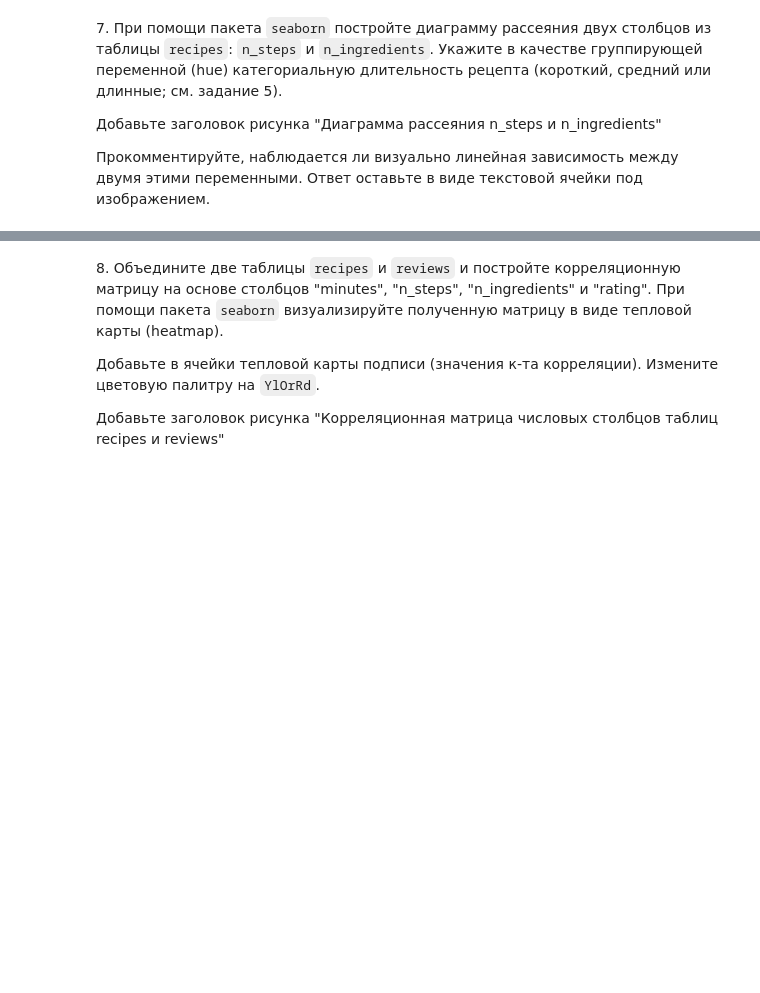
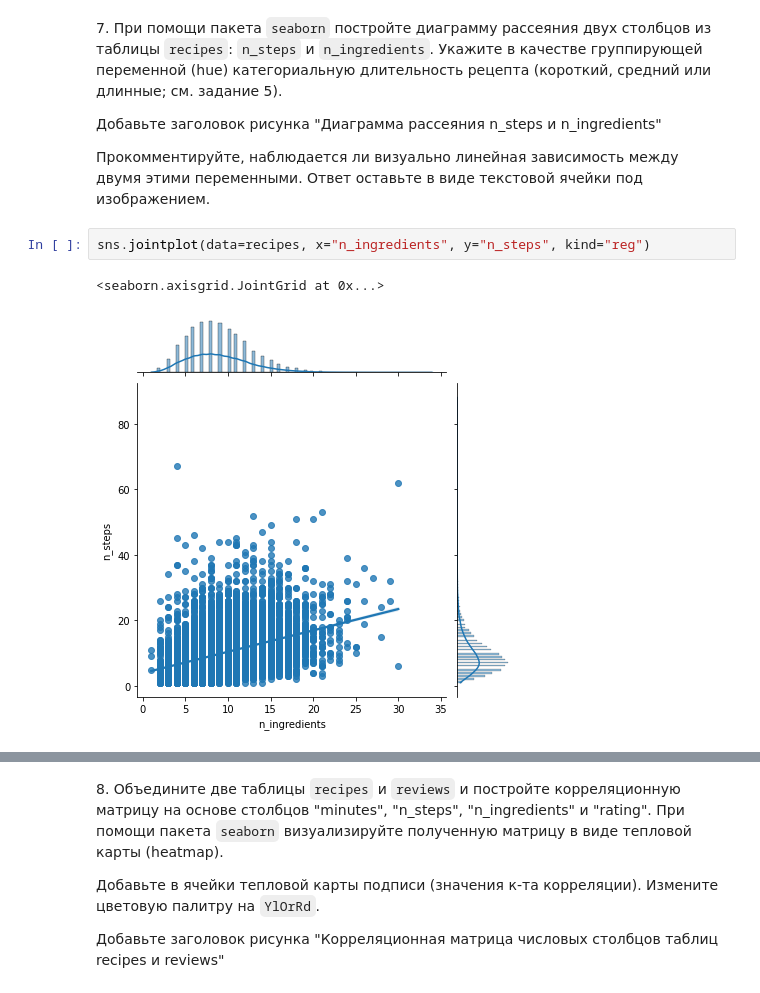
Before and after one commit to alexrzntsv/TOBD-FU, a Jupyter notebook: 5.visualization/05_visualization.ipynb, the cells around one changed output, grey strips where cells are left out. Saved outputs shown, nothing was run; the diff lists cells and outputs as text; blank space fills up the shorter version.

```diff
--- a/5.visualization/05_visualization.ipynb
+++ b/5.visualization/05_visualization.ipynb
@@ -300,3 +330,8 @@ recipes.groupby('group').count().name.plot(kind='pie')
 Добавьте заголовок рисунка "Диаграмма рассеяния n_steps и n_ingredients"
 
 Прокомментируйте, наблюдается ли визуально линейная зависимость между двумя этими переменными. Ответ оставьте в виде текстовой ячейки под изображением.
+# %%
+sns.jointplot(data=recipes, x="n_ingredients", y="n_steps", kind="reg")
+# %% [output]
+<seaborn.axisgrid.JointGrid at 0x...>
+[figure, added]
```
Also changed, not shown: parts of 11 cells of this notebook.
